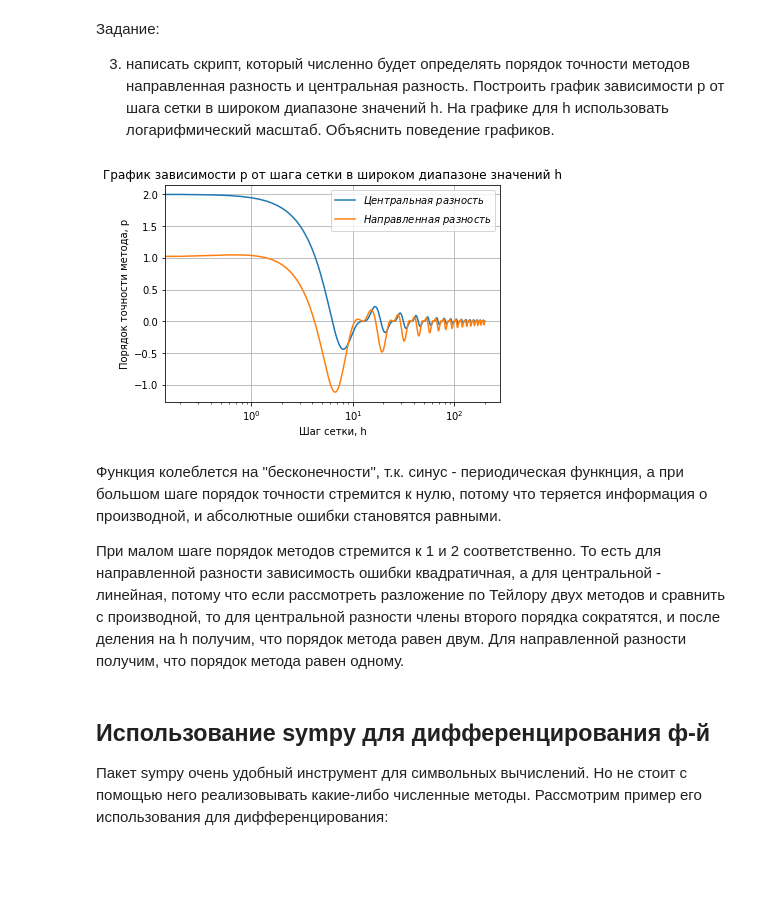
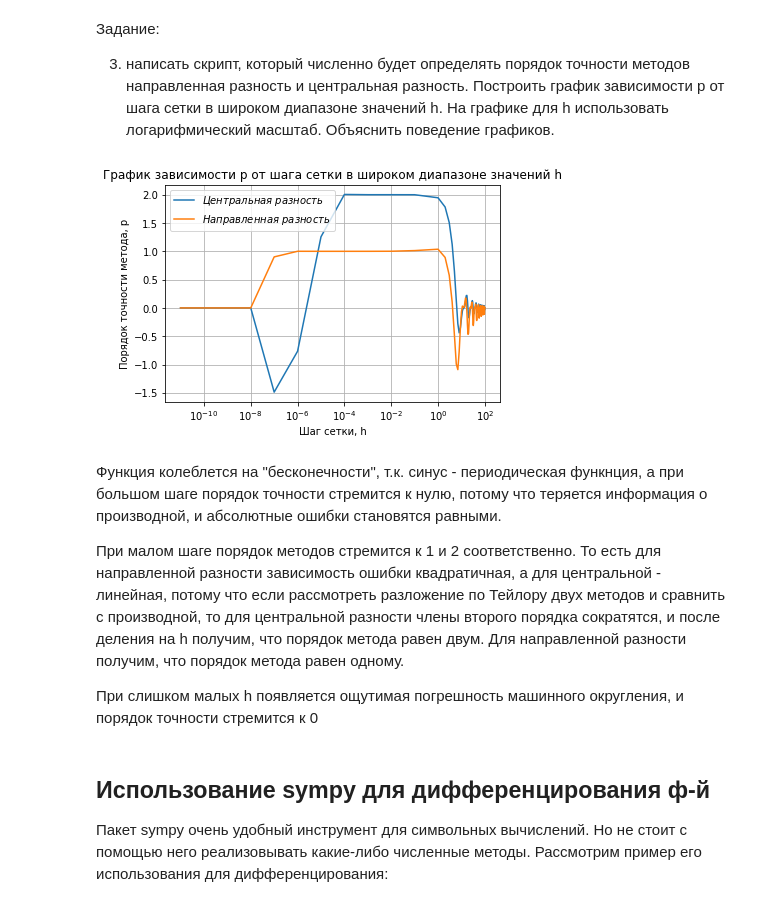
Before and after one commit to mzyatkov/Comp_math, a Jupyter notebook: Численное_дифференцирование_Метод_неопределенных_коэффициентов.ipynb, the cells around one changed output. Cells and saved outputs as stored; diff of their text form; code cells hidden in the pictures; blank space fills up the shorter version.

```diff
--- a/Численное_дифференцирование_Метод_неопределенных_коэффициентов.ipynb
+++ b/Численное_дифференцирование_Метод_неопределенных_коэффициентов.ipynb
@@ -168,39 +168,43 @@ a = np.pi/3
 def dir_dif(h):
     return (np.sin(a + h)-np.sin(a))/h
 def centr_dif(h):
     return (np.sin(a + h)-np.sin(a-h))/(h*2)
 def centr_precision(h):
     if h==0:
         return 0
     return np.log2(abs(centr_dif(h)-np.cos(a))/abs(centr_dif(h/2)-np.cos(a)))
 def dir_precision(h):
     if h==0:
         return 0
     return np.log2(abs(dir_dif(h)-np.cos(a))/abs(dir_dif(h/2)-np.cos(a)))
 
 y_centr = []
 y_dir=[]
-x = np.linspace(0,200,1000)
+xmini = np.array([10**(-i) for i in range(1,12)])
+x = np.concatenate((xmini, np.linspace(1,100,100)))
+x.sort()
 for h in x:
     y_centr.append(centr_precision(h))
     y_dir.append(dir_precision(h))
 
 
 plt.plot(x,y_centr, label= '$Центральная\ разность$')
 plt.plot(x,y_dir, label= '$Направленная\ разность$')
 plt.xscale('log')
 plt.legend() #отрисовываем легеду. Здесь в верхнем левом углу, но можно поменять
 plt.grid() #добавляем сетку на график
 plt.xlabel('Шаг сетки, h') #подписываем ось x
 plt.ylabel('Порядок точности метода, p') #подписываем ось x
 plt.title('График зависимости p от шага сетки в широком диапазоне значений h',) #подписываем график
 print()
 # %% [output]
-[figure, old version]
+[figure, new version]
 # %% [markdown]
 Функция колеблется на "бесконечности", т.к. синус - периодическая функнция, а при большом шаге порядок точности стремится к нулю, потому что теряется информация о производной, и абсолютные ошибки становятся равными.
 
 При малом шаге порядок методов стремится к 1 и 2 соответственно. То есть для направленной разности зависимость ошибки квадратичная, а для центральной - линейная, потому что если рассмотреть разложение по Тейлору двух методов и сравнить с производной, то для центральной разности члены второго порядка сократятся, и после деления на h получим, что порядок метода равен двум. Для направленной разности получим, что порядок метода равен одному.
+
+При слишком малых h появляется ощутимая погрешность машинного округления, и порядок точности стремится к 0
 # %% [markdown]
 ## Использование sympy для дифференцирования ф-й
 
```
